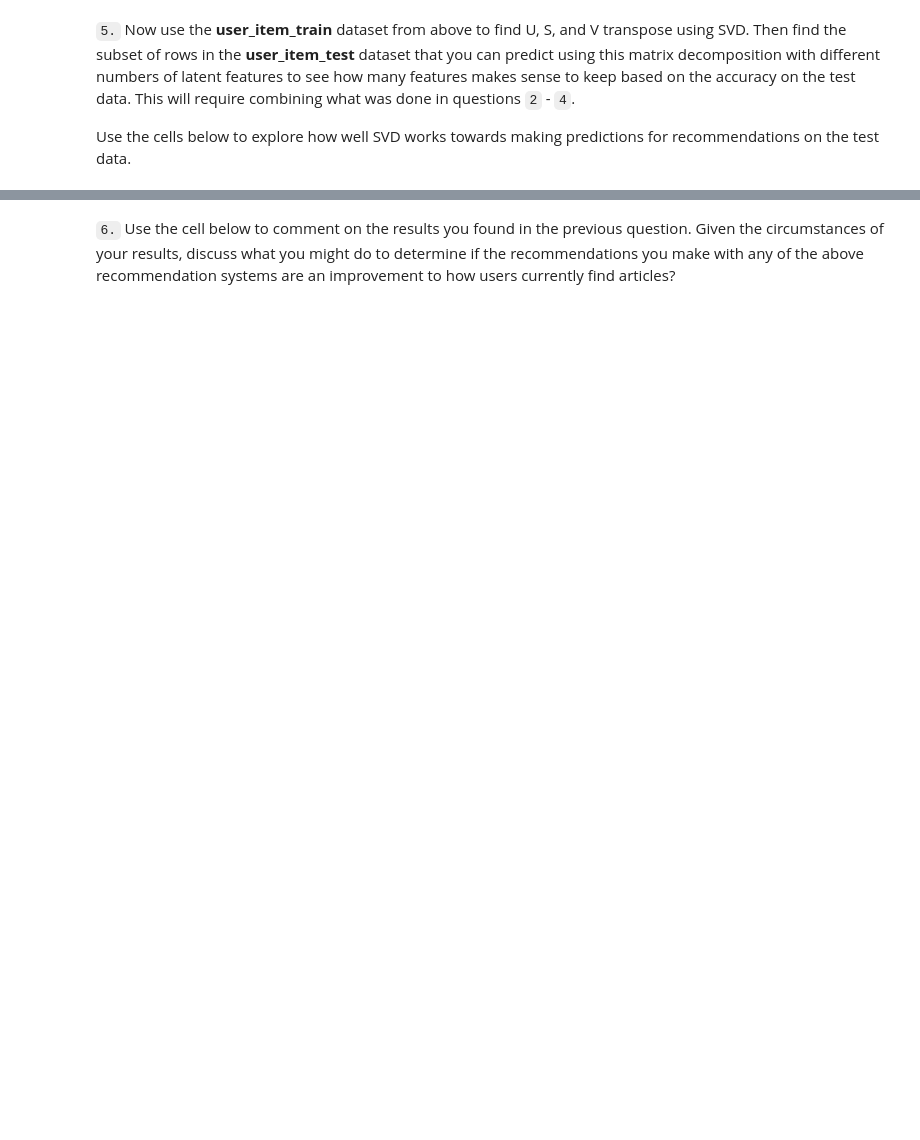
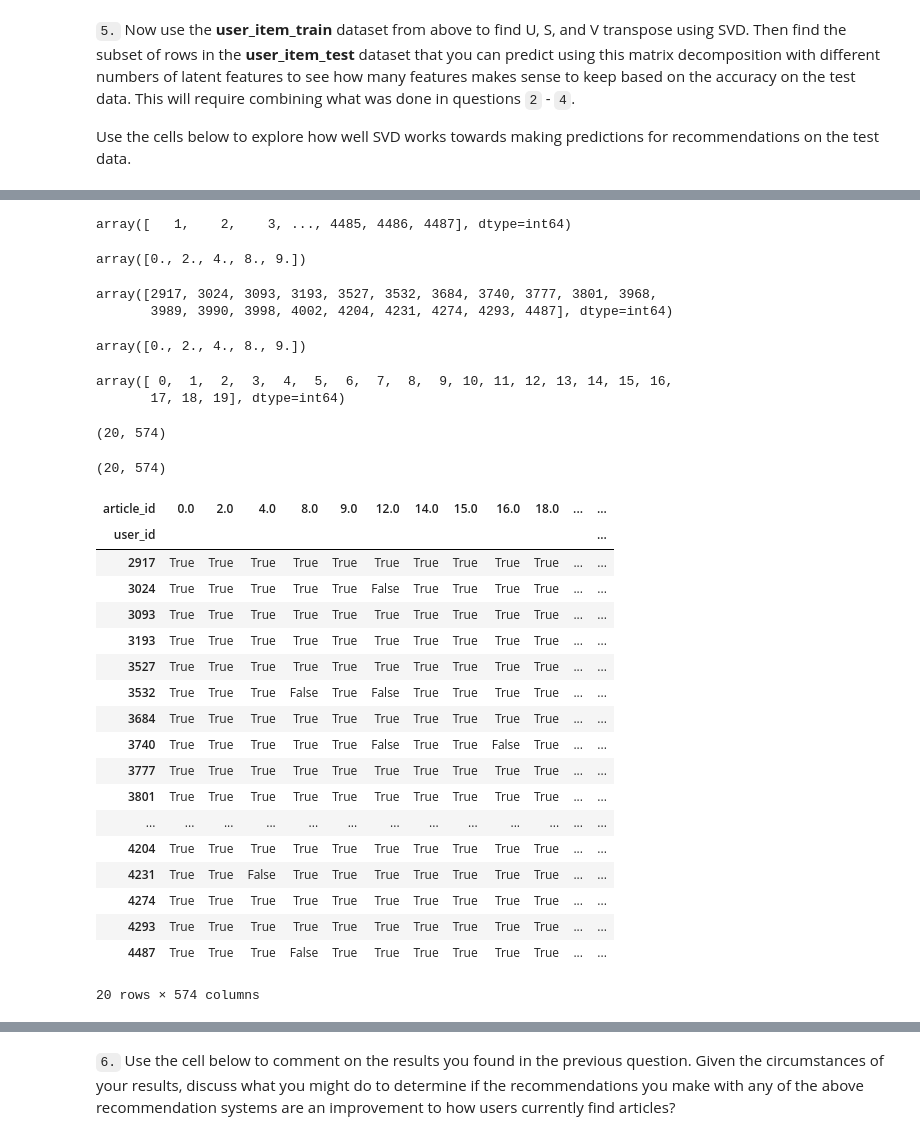
Before and after one commit to rrosasl/recommendation_engine_IBM, a Jupyter notebook: Recommendations_with_IBM.ipynb, the cells around one changed output, grey strips where cells are left out. Drawn from its saved outputs; the diff is of its cells as text; code cells hidden in the pictures; blank space fills up the shorter version.

```diff
--- a/Recommendations_with_IBM.ipynb
+++ b/Recommendations_with_IBM.ipynb
@@ -1193 +1450,22 @@ u_train, s_train, vt_train = # fit svd similar to above then use the cells below
 # decomposition to predict on test data
+# %%
+train_idx = user_item_train.index.values
+train_idx #Train user ids
+# %% [output]
+array([   1,    2,    3, ..., 4485, 4486, 4487], dtype=int64)
+# %%
+train_arts = user_item_train.columns.values
+train_arts[:5] #train articles
+# %% [output]
+array([0., 2., 4., 8., 9.])
+# %%
+subset_test_user  = np.intersect1d(train_idx, test_idx)
+subset_test_user
+# %% [output]
+array([2917, 3024, 3093, 3193, 3527, 3532, 3684, 3740, 3777, 3801, 3968,
+       3989, 3990, 3998, 4002, 4204, 4231, 4274, 4293, 4487], dtype=int64)
+# %%
+subset_test_art = np.intersect1d(train_arts, test_arts)
+subset_test_art[:5]
+# %% [output]
+array([0., 2., 4., 8., 9.])
@@ -1193,0 +1475,38 @@ u_train, s_train, vt_train = # fit svd similar to above then use the cells below
+# %%
+test_indexes = np.where(np.in1d(test_idx, subset_test_user))[0]
+test_indexes
+# %% [output]
+array([ 0,  1,  2,  3,  4,  5,  6,  7,  8,  9, 10, 11, 12, 13, 14, 15, 16,
+       17, 18, 19], dtype=int64)
+# %%
+user_item_test_subset = user_item_test.iloc[test_indexes,:]
+user_item_test_subset.shape
+# %% [output]
+(20, 574)
+# %%
+user_item_train_subset = user_item_train.iloc[train_indexes,train_articles]
+user_item_train_subset.shape
+# %% [output]
+(20, 574)
+# %%
+user_item_train_subset == user_item_test_subset
+# %% [output]
+| article_id | 0.0 | 2.0 | 4.0 | 8.0 | 9.0 | 12.0 | 14.0 | 15.0 | 16.0 | 18.0 | ... | ... |
+| user_id |  |  |  |  |  |  |  |  |  |  |  | ... |
+| 2917 | True | True | True | True | True | True | True | True | True | True | ... | ... |
+| 3024 | True | True | True | True | True | False | True | True | True | True | ... | ... |
+| 3093 | True | True | True | True | True | True | True | True | True | True | ... | ... |
+| 3193 | True | True | True | True | True | True | True | True | True | True | ... | ... |
+| 3527 | True | True | True | True | True | True | True | True | True | True | ... | ... |
+| 3532 | True | True | True | False | True | False | True | True | True | True | ... | ... |
+| 3684 | True | True | True | True | True | True | True | True | True | True | ... | ... |
+| 3740 | True | True | True | True | True | False | True | True | False | True | ... | ... |
+| 3777 | True | True | True | True | True | True | True | True | True | True | ... | ... |
+| 3801 | True | True | True | True | True | True | True | True | True | True | ... | ... |
+| ... | ... | ... | ... | ... | ... | ... | ... | ... | ... | ... | ... | ... |
+| 4204 | True | True | True | True | True | True | True | True | True | True | ... | ... |
+| 4231 | True | True | False | True | True | True | True | True | True | True | ... | ... |
+| 4274 | True | True | True | True | True | True | True | True | True | True | ... | ... |
+| 4293 | True | True | True | True | True | True | True | True | True | True | ... | ... |
+| 4487 | True | True | True | False | True | True | True | True | True | True | ... | ... |
+20 rows × 574 columns
```
Also changed, not shown: parts of 61 cells of this notebook, 8 other files.
